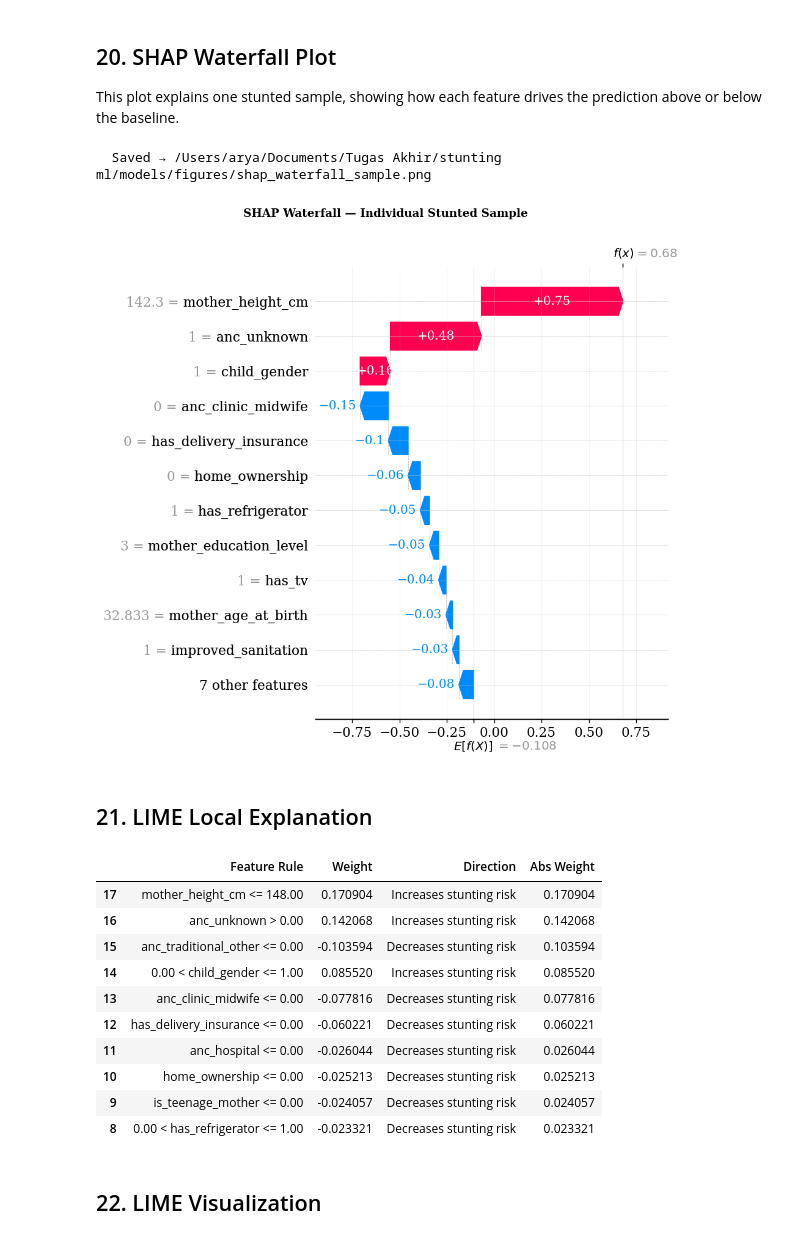
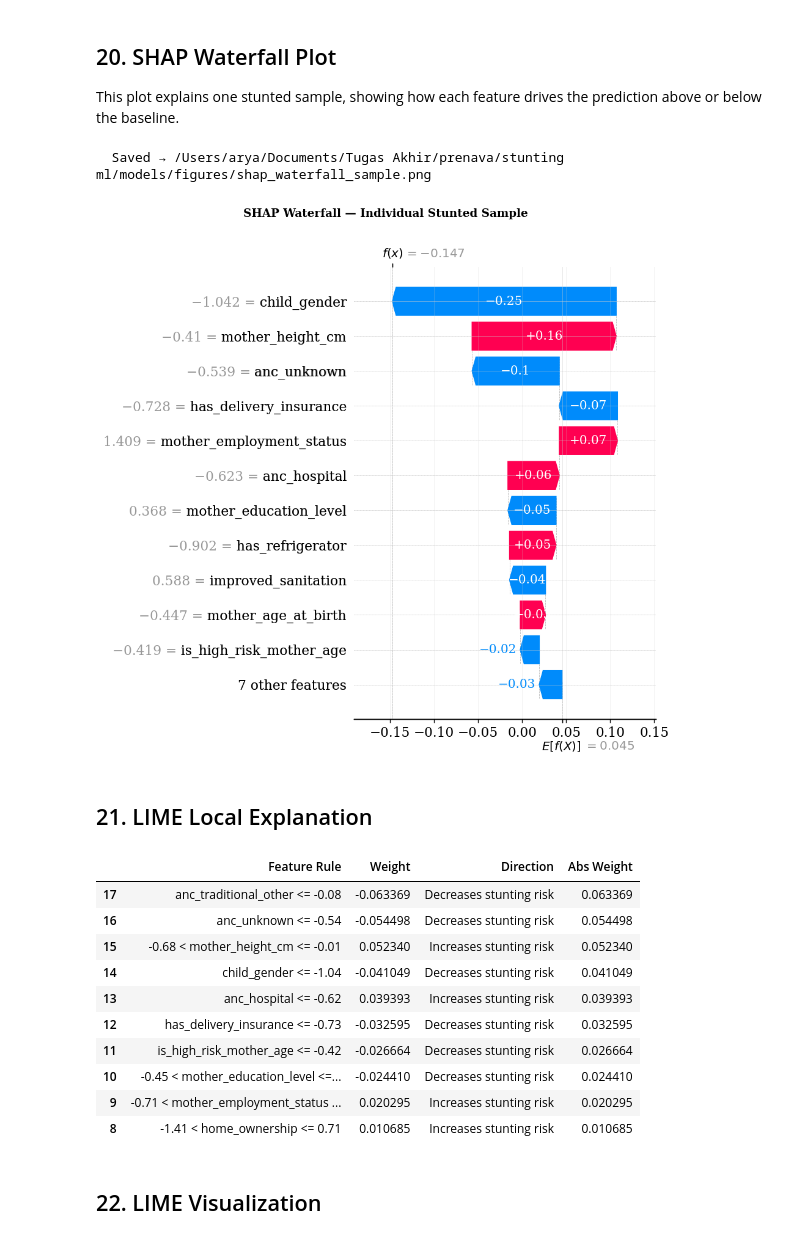
Before and after one commit to app-prenava/stunting, a Jupyter notebook: notebook/stunting-arya.ipynb, the cells around one changed output. Drawn from its saved outputs; the diff is of its cells as text; code cells hidden in the pictures.

Commit message:
fix preprocessing data

```diff
--- a/notebook/stunting-arya.ipynb
+++ b/notebook/stunting-arya.ipynb
@@ -431,10 +750,10 @@ results = {}
 
 for name, model in models.items():
     print(f"Training {name}...")
-    model.fit(X_train, y_train)
+    model.fit(X_train_model, y_train)
 
-    y_pred = model.predict(X_test)
-    y_prob = model.predict_proba(X_test)[:, 1]
+    y_pred = model.predict(X_test_model)
+    y_prob = model.predict_proba(X_test_model)[:, 1]
 
     results[name] = {
         "model": model,
@@ -729,11 +1100,11 @@ if not SHAP_AVAILABLE:
     raise ImportError("SHAP is not installed. Run: pip install shap")
 
 if isinstance(best_model, LogisticRegression):
-    explainer = shap.LinearExplainer(best_model, X_train)
+    explainer = shap.LinearExplainer(best_model, X_train_model)
 else:
     explainer = shap.TreeExplainer(best_model)
 
-shap_values_raw = explainer.shap_values(X_test)
+shap_values_raw = explainer.shap_values(X_test_model)
 
 if isinstance(shap_values_raw, list):
     shap_vals = shap_values_raw[1]
@@ -863,42 +1234,42 @@ This plot explains one stunted sample, showing how each feature drives the predi
 # %%
 stunted_indices = np.where(y_test.values == 1)[0]
 sample_idx = stunted_indices[0] if len(stunted_indices) > 0 else 0
-sample_x   = X_test.iloc[sample_idx]
+sample_x   = X_test_model.iloc[sample_idx]
 
 if isinstance(best_model, LogisticRegression):
     base_value = explainer.expected_value
 else:
     expected_value = explainer.expected_value
     base_value = (expected_value[1]
                   if isinstance(expected_value, (list, np.ndarray))
                   else expected_value)
 
 explanation = shap.Explanation(
     values=shap_vals[sample_idx],
     base_values=base_value,
     data=sample_x.values,
-    feature_names=list(X.columns)
+    feature_names=list(X_train_model.columns)
 )
 
 with plt.rc_context({
     "font.family":    "serif",
     "font.serif":     ["DejaVu Serif", "Times New Roman", "serif"],
     "axes.titlesize": 11,
     "xtick.labelsize": 9,
     "ytick.labelsize": 9,
 }):
     fig_wf = plt.figure(figsize=(9, 5.5))
     shap.waterfall_plot(explanation, show=False, max_display=12)
     plt.gcf().suptitle("SHAP Waterfall — Individual Stunted Sample",
                         fontsize=11, fontweight="bold", y=1.01)
     plt.tight_layout()
     plt.savefig(FIGURE_DIR / "shap_waterfall_sample.png",
                 dpi=300, bbox_inches="tight", facecolor="white")
     print(f"  Saved → {FIGURE_DIR / 'shap_waterfall_sample.png'}")
     plt.show()
 # %% [output]
-  Saved → /Users/arya/Documents/Tugas Akhir/stunting ml/models/figures/shap_waterfall_sample.png
+  Saved → /Users/arya/Documents/Tugas Akhir/prenava/stunting ml/models/figures/shap_waterfall_sample.png
-[figure, old version]
+[figure, new version]
 # %% [markdown]
 ## 21. LIME Local Explanation
 # %%
@@ -906,8 +1277,8 @@ if not LIME_AVAILABLE:
     raise ImportError("LIME is not installed. Run: pip install lime")
 
 lime_explainer = lime.lime_tabular.LimeTabularExplainer(
-    training_data=X_train.values,
-    feature_names=X_train.columns.tolist(),
+    training_data=X_train_model.values,
+    feature_names=X_train_model.columns.tolist(),
     class_names=["Normal", "Stunted"],
     mode="classification",
     random_state=RANDOM_STATE
@@ -916,7 +1287,7 @@ lime_explainer = lime.lime_tabular.LimeTabularExplainer(
 exp = lime_explainer.explain_instance(
     data_row=sample_x.values,
     predict_fn=best_model.predict_proba,
-    num_features=len(X.columns)
+    num_features=len(X_train_model.columns)
 )
 
 lime_df = pd.DataFrame(exp.as_list(), columns=["Feature Rule", "Weight"])
@@ -931,16 +1302,16 @@ lime_df = lime_df.sort_values("Abs Weight", ascending=True).reset_index(drop=Tru
 display(lime_df.sort_values("Abs Weight", ascending=False).head(10))
 # %% [output]
 |  | Feature Rule | Weight | Direction | Abs Weight |
-| 17 | mother_height_cm <= 148.00 | 0.170904 | Increases stunting risk | 0.170904 |
-| 16 | anc_unknown > 0.00 | 0.142068 | Increases stunting risk | 0.142068 |
-| 15 | anc_traditional_other <= 0.00 | -0.103594 | Decreases stunting risk | 0.103594 |
-| 14 | 0.00 < child_gender <= 1.00 | 0.085520 | Increases stunting risk | 0.085520 |
-| 13 | anc_clinic_midwife <= 0.00 | -0.077816 | Decreases stunting risk | 0.077816 |
-| 12 | has_delivery_insurance <= 0.00 | -0.060221 | Decreases stunting risk | 0.060221 |
-| 11 | anc_hospital <= 0.00 | -0.026044 | Decreases stunting risk | 0.026044 |
-| 10 | home_ownership <= 0.00 | -0.025213 | Decreases stunting risk | 0.025213 |
-| 9 | is_teenage_mother <= 0.00 | -0.024057 | Decreases stunting risk | 0.024057 |
-| 8 | 0.00 < has_refrigerator <= 1.00 | -0.023321 | Decreases stunting risk | 0.023321 |
+| 17 | anc_traditional_other <= -0.08 | -0.063369 | Decreases stunting risk | 0.063369 |
+| 16 | anc_unknown <= -0.54 | -0.054498 | Decreases stunting risk | 0.054498 |
+| 15 | -0.68 < mother_height_cm <= -0.01 | 0.052340 | Increases stunting risk | 0.052340 |
+| 14 | child_gender <= -1.04 | -0.041049 | Decreases stunting risk | 0.041049 |
+| 13 | anc_hospital <= -0.62 | 0.039393 | Increases stunting risk | 0.039393 |
+| 12 | has_delivery_insurance <= -0.73 | -0.032595 | Decreases stunting risk | 0.032595 |
+| 11 | is_high_risk_mother_age <= -0.42 | -0.026664 | Decreases stunting risk | 0.026664 |
+| 10 | -0.45 < mother_education_level <=... | -0.024410 | Decreases stunting risk | 0.024410 |
+| 9 | -0.71 < mother_employment_status ... | 0.020295 | Increases stunting risk | 0.020295 |
+| 8 | -1.41 < home_ownership <= 0.71 | 0.010685 | Increases stunting risk | 0.010685 |
 # %% [markdown]
 ## 22. LIME Visualization
 # %%
```
Also changed, not shown: parts of 30 cells of this notebook, 17 other files.
